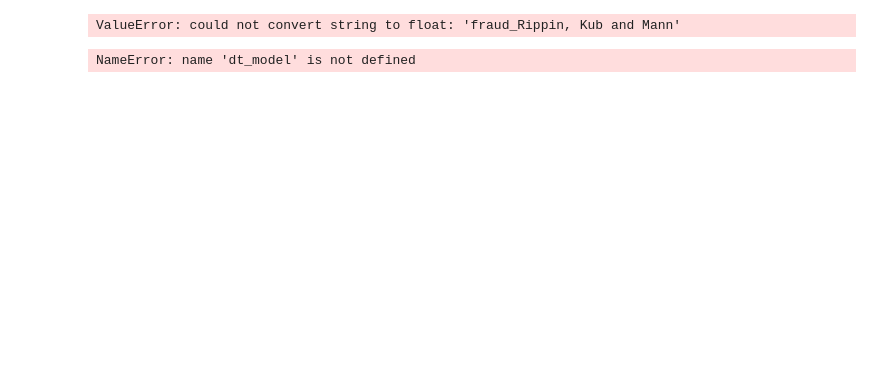
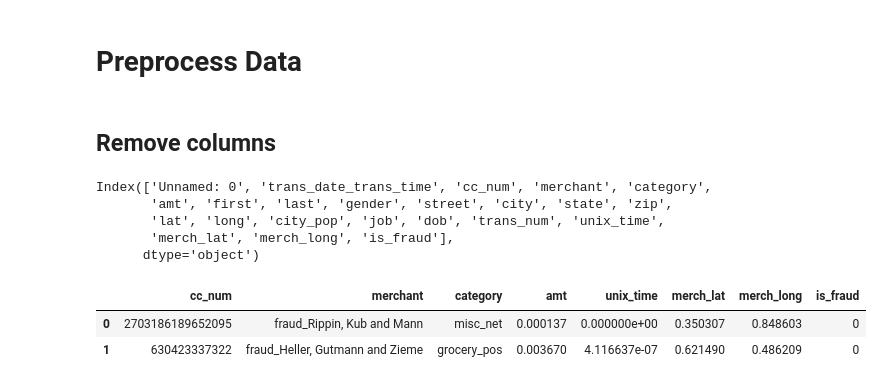
Before and after one commit to emtruong2/csc422-spring2024, a Jupyter notebook: Code.ipynb, the cells around one changed output. Saved outputs shown, nothing was run; the diff lists cells and outputs as text; code cells hidden in the pictures; blank space fills up the shorter version.

```diff
--- a/Code.ipynb
+++ b/Code.ipynb
@@ -226,48 +35,31 @@ def fraudKNN(df: pd.DataFrame):
-# %%
-from sklearn.tree import DecisionTreeClassifier
-from sklearn.metrics import accuracy_score, precision_score, recall_score, f1_score
-
-def train_decision_tree(X_train, Y_train, X_test, Y_test):
-    dt_classifier = DecisionTreeClassifier(criterion='gini', max_depth=5, random_state=random_seed)
-
-    # Train the model
-    dt_classifier.fit(X_train, Y_train)
-
-    # Make predictions
-    predictions = dt_classifier.predict(X_test)
-
-    # Evaluate the model
-    accuracy = accuracy_score(Y_test, predictions)
-    precision = precision_score(Y_test, predictions)
-    recall = recall_score(Y_test, predictions)
-    f1 = f1_score(Y_test, predictions)
-
-    print("Accuracy:", accuracy)
-    print("Precision:", precision)
-    print("Recall:", recall)
-    print("F1 Score:", f1)
-
-    return dt_classifier
-
-# Data stored in fraudTrain and fraudTest
-X_train = fraudTrain.drop(columns=['is_fraud'])
-Y_train = fraudTrain['is_fraud']
-X_test = fraudTest.drop(columns=['is_fraud'])
-Y_test = fraudTest['is_fraud']
-
-# Train and evaluate the decision tree
-dt_model = train_decision_tree(X_train, Y_train, X_test, Y_test)
-# %% [output]
-ValueError: could not convert string to float: 'fraud_Rippin, Kub and Mann'
-# %%
-from sklearn import tree
-import matplotlib.pyplot as plt
-
-def plot_tree(model):
-    plt.figure(figsize=(20,10))
-    tree.plot_tree(model, filled=True, feature_names=X_train.columns, class_names=['Not Fraud', 'Fraud'], rounded=True, fontsize=12)
-    plt.show()
-
-plot_tree(dt_model)
-# %% [output]
-NameError: name 'dt_model' is not defined
+# %% [markdown]
+# Preprocess Data
+# %% [markdown]
+## Remove columns
+# %%
+columns = original_train.columns
+columns
+# %% [output]
+Index(['Unnamed: 0', 'trans_date_trans_time', 'cc_num', 'merchant', 'category',
+       'amt', 'first', 'last', 'gender', 'street', 'city', 'state', 'zip',
+       'lat', 'long', 'city_pop', 'job', 'dob', 'trans_num', 'unix_time',
+       'merch_lat', 'merch_long', 'is_fraud'],
+      dtype='object')
+# %%
+# Drop unused and PII columns
+columns_to_drop = ['Unnamed: 0', 'trans_date_trans_time', 'first',  'last',
+                        'gender', 'street', 'city', 'state', 'zip', 'lat', 'long',
+                        'city_pop', 'job', 'dob', 'trans_num']
+train = original_train.drop(columns_to_drop, axis=1)
+
+from sklearn.preprocessing import MinMaxScaler
+
+# Scale numeric features to 0-1. (X - Xmin) / (Xmax - Xmin)
+numeric_columns = ['amt', 'unix_time','merch_lat', 'merch_long']
+train[numeric_columns] = MinMaxScaler().fit_transform(train[numeric_columns])
+
+train.head(2)
+# %% [output]
+|  | cc_num | merchant | category | amt | unix_time | merch_lat | merch_long | is_fraud |
+| 0 | 2703186189652095 | fraud_Rippin, Kub and Mann | misc_net | 0.000137 | 0.000000e+00 | 0.350307 | 0.848603 | 0 |
+| 1 | 630423337322 | fraud_Heller, Gutmann and Zieme | grocery_pos | 0.003670 | 4.116637e-07 | 0.621490 | 0.486209 | 0 |
```
Also changed, not shown: parts of 35 cells of this notebook.
